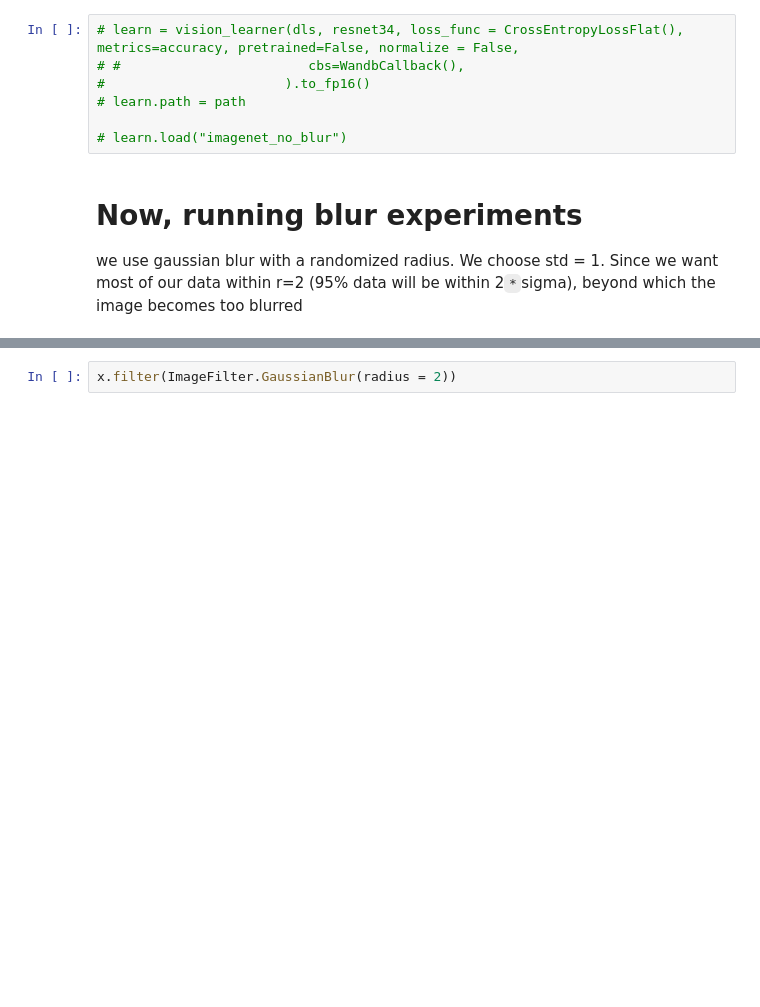
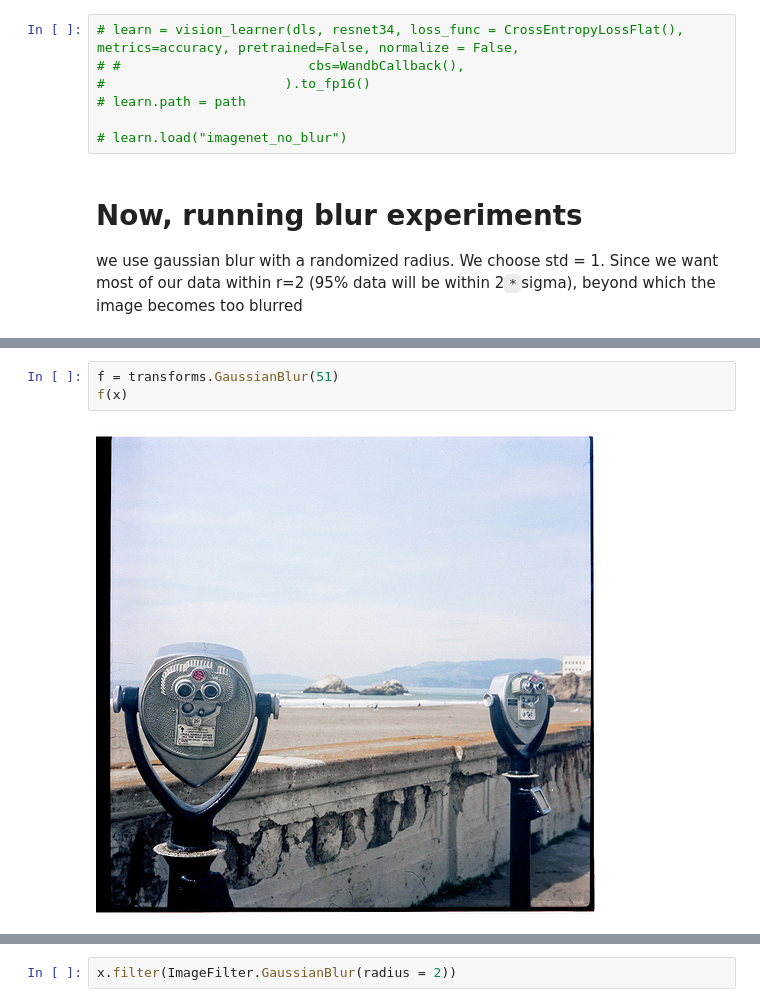
Before and after one commit to PalaashAgrawal/imagenet_experiments, a Jupyter notebook: train_imagenet_playground.ipynb, the cells around one changed output, grey strips where cells are left out. Drawn from its saved outputs; the diff is of its cells as text; blank space fills up the shorter version.

```diff
--- a/train_imagenet_playground.ipynb
+++ b/train_imagenet_playground.ipynb
@@ -143,0 +181,5 @@ tensor([0.5181])
+# %%
+f = transforms.GaussianBlur(51)
+f(x)
+# %% [output]
+[figure, added]
```
Also changed, not shown: parts of 8 cells of this notebook, 2 other files.
